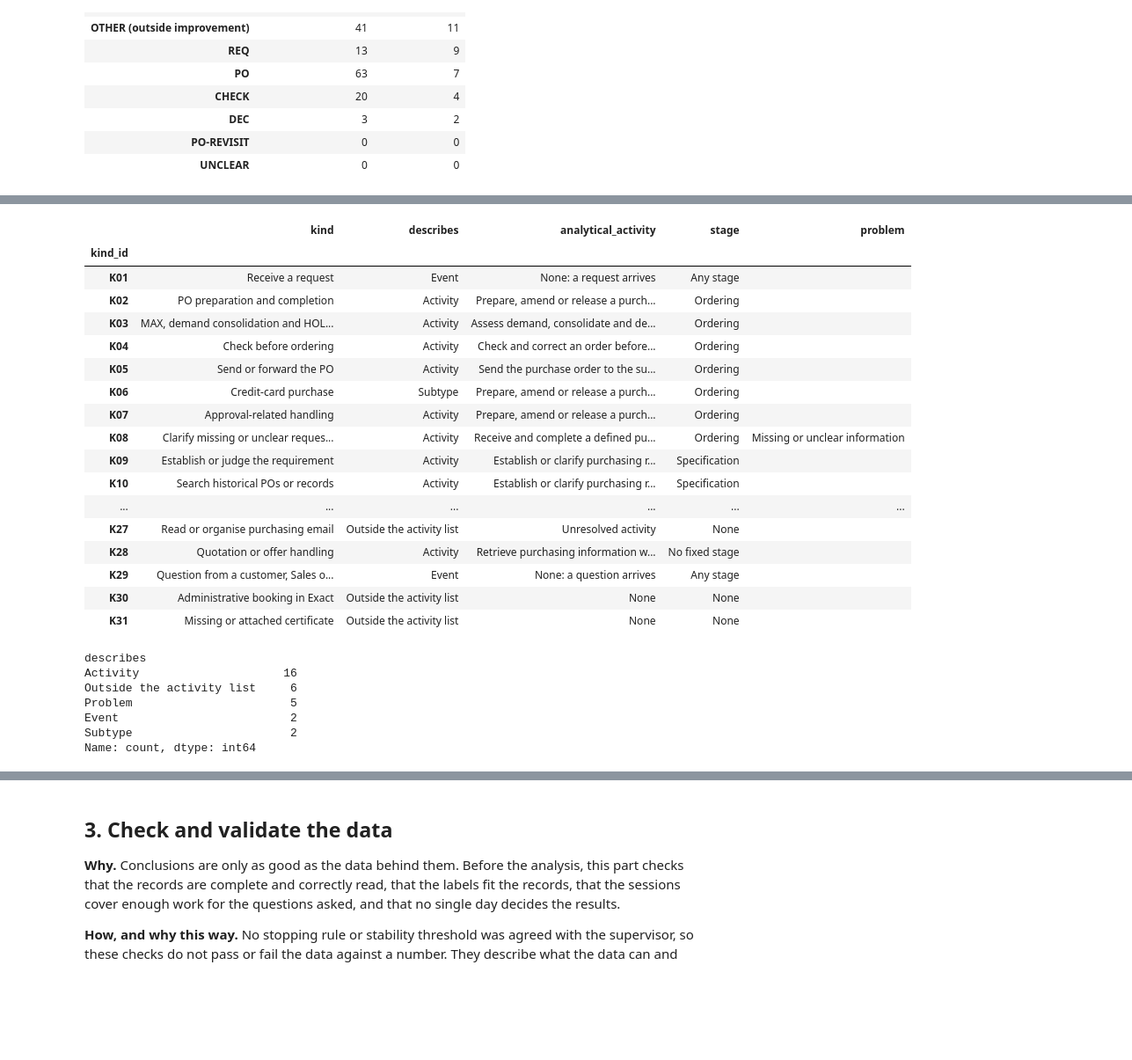
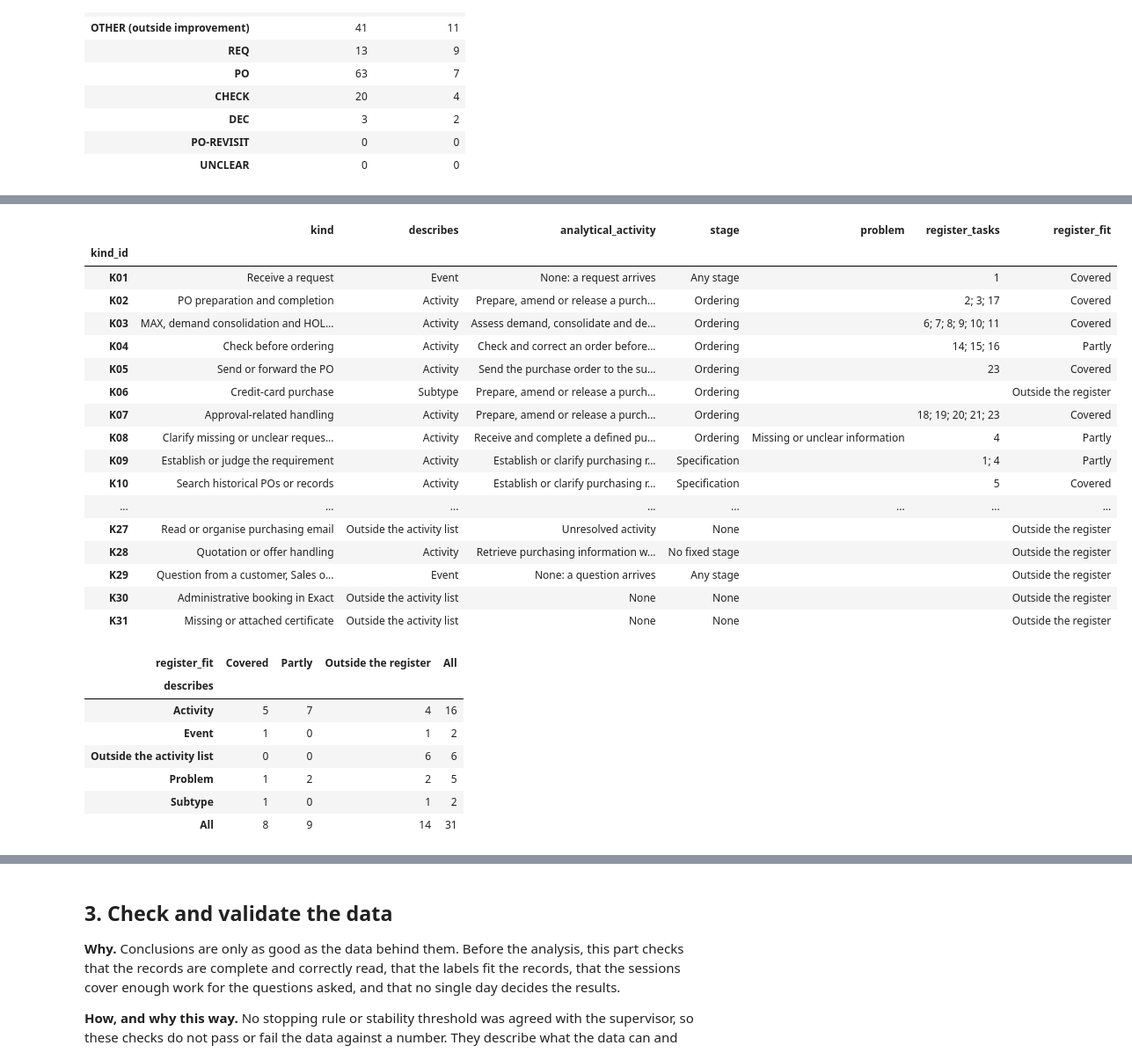
Before and after one commit to Luuuuuig/Bachelor-End-Project, a Jupyter notebook: Arno_Analysis_2026_10_02.ipynb, the cells around one changed output, grey strips where cells are left out. Shown at 88% size. Cells and saved outputs as stored; diff of their text form; code cells hidden in the pictures; blank space fills up the shorter version.

```diff
--- a/Arno_Analysis_2026_10_02.ipynb
+++ b/Arno_Analysis_2026_10_02.ipynb
@@ -271,34 +318,35 @@ Clarifying missing information and finding drawings are activities that exist be
 # %%
 # The framework placement of each kind, with its name from the labels
 names = kinds.assign(kind_id=kinds["kinds"].str.split(";"), kind=kinds["kind_names"].str.split("; ")).explode(["kind_id", "kind"])
 kind_map.insert(0, "kind", names.drop_duplicates("kind_id").set_index("kind_id")["kind"])
 
 with pd.option_context("display.max_colwidth", 60, "display.max_rows", None):
     display(kind_map)
-kind_map["describes"].value_counts()
+pd.crosstab(kind_map["describes"], kind_map["register_fit"], margins=True)[["Covered", "Partly", "Outside the register", "All"]]
 # %% [output]
-|  | kind | describes | analytical_activity | stage | problem |
-| kind_id |  |  |  |  |  |
-| K01 | Receive a request | Event | None: a request arrives | Any stage |  |
-| K02 | PO preparation and completion | Activity | Prepare, amend or release a purch... | Ordering |  |
-| K03 | MAX, demand consolidation and HOL... | Activity | Assess demand, consolidate and de... | Ordering |  |
-| K04 | Check before ordering | Activity | Check and correct an order before... | Ordering |  |
-| K05 | Send or forward the PO | Activity | Send the purchase order to the su... | Ordering |  |
-| K06 | Credit-card purchase | Subtype | Prepare, amend or release a purch... | Ordering |  |
-| K07 | Approval-related handling | Activity | Prepare, amend or release a purch... | Ordering |  |
-| K08 | Clarify missing or unclear reques... | Activity | Receive and complete a defined pu... | Ordering | Missing or unclear information |
-| K09 | Establish or judge the requirement | Activity | Establish or clarify purchasing r... | Specification |  |
-| K10 | Search historical POs or records | Activity | Establish or clarify purchasing r... | Specification |  |
-| ... | ... | ... | ... | ... | ... |
-| K27 | Read or organise purchasing email | Outside the activity list | Unresolved activity | None |  |
-| K28 | Quotation or offer handling | Activity | Retrieve purchasing information w... | No fixed stage |  |
-| K29 | Question from a customer, Sales o... | Event | None: a question arrives | Any stage |  |
-| K30 | Administrative booking in Exact | Outside the activity list | None | None |  |
-| K31 | Missing or attached certificate | Outside the activity list | None | None |  |
+|  | kind | describes | analytical_activity | stage | problem | register_tasks | register_fit |
+| kind_id |  |  |  |  |  |  |  |
+| K01 | Receive a request | Event | None: a request arrives | Any stage |  | 1 | Covered |
+| K02 | PO preparation and completion | Activity | Prepare, amend or release a purch... | Ordering |  | 2; 3; 17 | Covered |
+| K03 | MAX, demand consolidation and HOL... | Activity | Assess demand, consolidate and de... | Ordering |  | 6; 7; 8; 9; 10; 11 | Covered |
+| K04 | Check before ordering | Activity | Check and correct an order before... | Ordering |  | 14; 15; 16 | Partly |
+| K05 | Send or forward the PO | Activity | Send the purchase order to the su... | Ordering |  | 23 | Covered |
+| K06 | Credit-card purchase | Subtype | Prepare, amend or release a purch... | Ordering |  |  | Outside the register |
+| K07 | Approval-related handling | Activity | Prepare, amend or release a purch... | Ordering |  | 18; 19; 20; 21; 23 | Covered |
+| K08 | Clarify missing or unclear reques... | Activity | Receive and complete a defined pu... | Ordering | Missing or unclear information | 4 | Partly |
+| K09 | Establish or judge the requirement | Activity | Establish or clarify purchasing r... | Specification |  | 1; 4 | Partly |
+| K10 | Search historical POs or records | Activity | Establish or clarify purchasing r... | Specification |  | 5 | Covered |
+| ... | ... | ... | ... | ... | ... | ... | ... |
+| K27 | Read or organise purchasing email | Outside the activity list | Unresolved activity | None |  |  | Outside the register |
+| K28 | Quotation or offer handling | Activity | Retrieve purchasing information w... | No fixed stage |  |  | Outside the register |
+| K29 | Question from a customer, Sales o... | Event | None: a question arrives | Any stage |  |  | Outside the register |
+| K30 | Administrative booking in Exact | Outside the activity list | None | None |  |  | Outside the register |
+| K31 | Missing or attached certificate | Outside the activity list | None | None |  |  | Outside the register |
-describes
-Activity                     16
-Outside the activity list     6
-Problem                       5
-Event                         2
-Subtype                       2
-Name: count, dtype: int64
+| register_fit | Covered | Partly | Outside the register | All |
+| describes |  |  |  |  |
+| Activity | 5 | 7 | 4 | 16 |
+| Event | 1 | 0 | 1 | 2 |
+| Outside the activity list | 0 | 0 | 6 | 6 |
+| Problem | 1 | 2 | 2 | 5 |
+| Subtype | 1 | 0 | 1 | 2 |
+| All | 8 | 9 | 14 | 31 |
```
Also changed, not shown: parts of 11 cells of this notebook.
